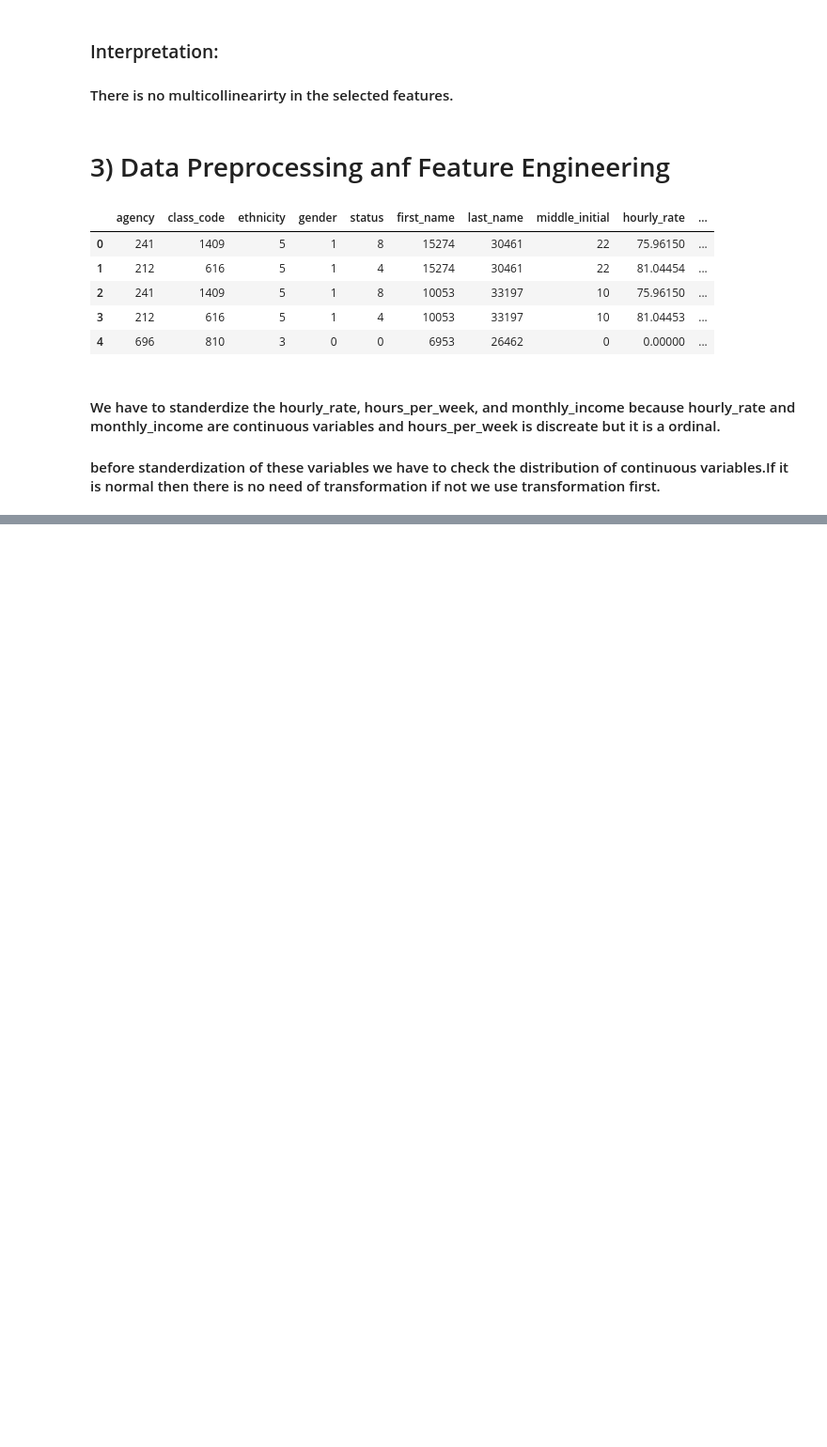
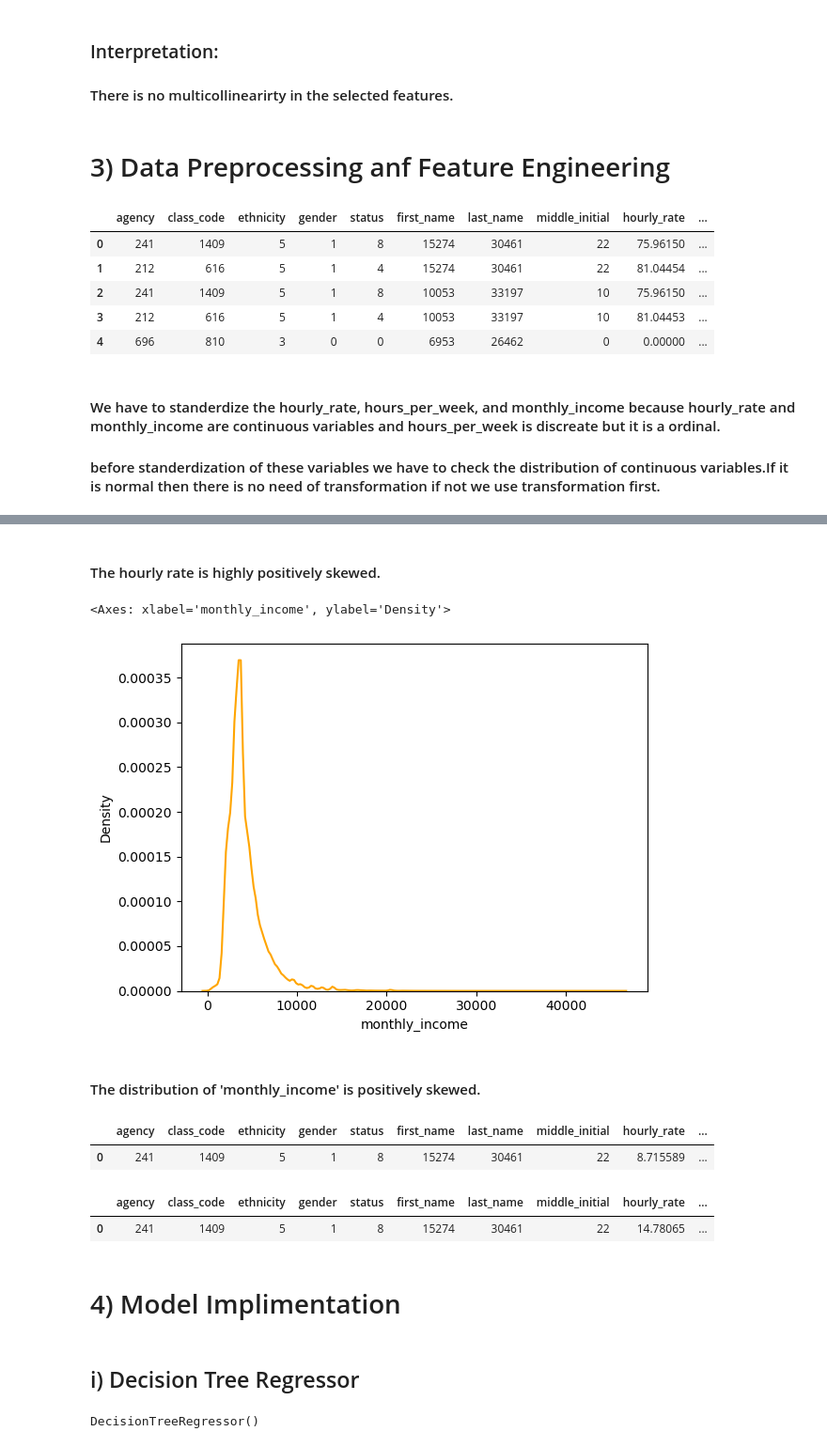
Before and after one commit to SweetyDhas/Projects, a Jupyter notebook: TexasSalaryPred/Texas Salary Prediction.ipynb, the cells around one changed output, grey strips where cells are left out. Shown at 94% size. Drawn from its saved outputs; the diff is of its cells as text; code cells hidden in the pictures; blank space fills up the shorter version.

```diff
--- a/TexasSalaryPred/Texas Salary Prediction.ipynb
+++ b/TexasSalaryPred/Texas Salary Prediction.ipynb
@@ -441,0 +440,9 @@ X_train, X_test, y_train, y_test = train_test_split(X, y , test_size=0.3, random
+# %% [markdown]
+#### The hourly rate is highly positively skewed.
+# %%
+sns.kdeplot(data_new['monthly_income'], color='orange')
+# %% [output]
+<Axes: xlabel='monthly_income', ylabel='Density'>
+[figure, added]
+# %% [markdown]
+#### The distribution of 'monthly_income' is positively skewed.
@@ -441,0 +454,5 @@ X_train, X_test, y_train, y_test = train_test_split(X, y , test_size=0.3, random
+# %%
+data_new.head(1)
+# %% [output]
+|  | agency | class_code | ethnicity | gender | status | first_name | last_name | middle_initial | hourly_rate | ... |
+| 0 | 241 | 1409 | 5 | 1 | 8 | 15274 | 30461 | 22 | 8.715589 | ... |
@@ -441,0 +465,5 @@ X_train, X_test, y_train, y_test = train_test_split(X, y , test_size=0.3, random
+# %%
+data_new.head(1)
+# %% [output]
+|  | agency | class_code | ethnicity | gender | status | first_name | last_name | middle_initial | hourly_rate | ... |
+| 0 | 241 | 1409 | 5 | 1 | 8 | 15274 | 30461 | 22 | 14.78065 | ... |
@@ -441,0 +476,10 @@ X_train, X_test, y_train, y_test = train_test_split(X, y , test_size=0.3, random
+# %% [markdown]
+# 4) Model Implimentation
+# %% [markdown]
+## i) Decision Tree Regressor
+# %%
+from sklearn.tree import DecisionTreeRegressor
+tree_model = DecisionTreeRegressor()
+tree_model.fit(X_train, y_train)
+# %% [output]
+DecisionTreeRegressor()
```
Also changed, not shown: parts of 16 cells of this notebook.
